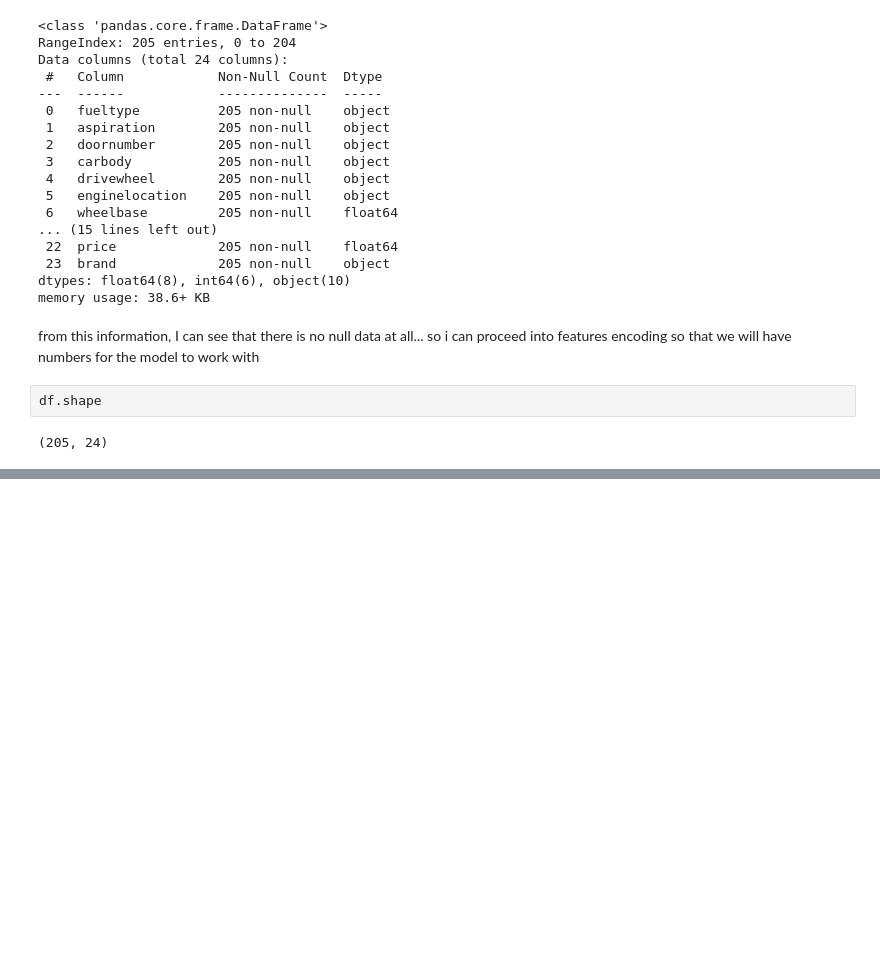
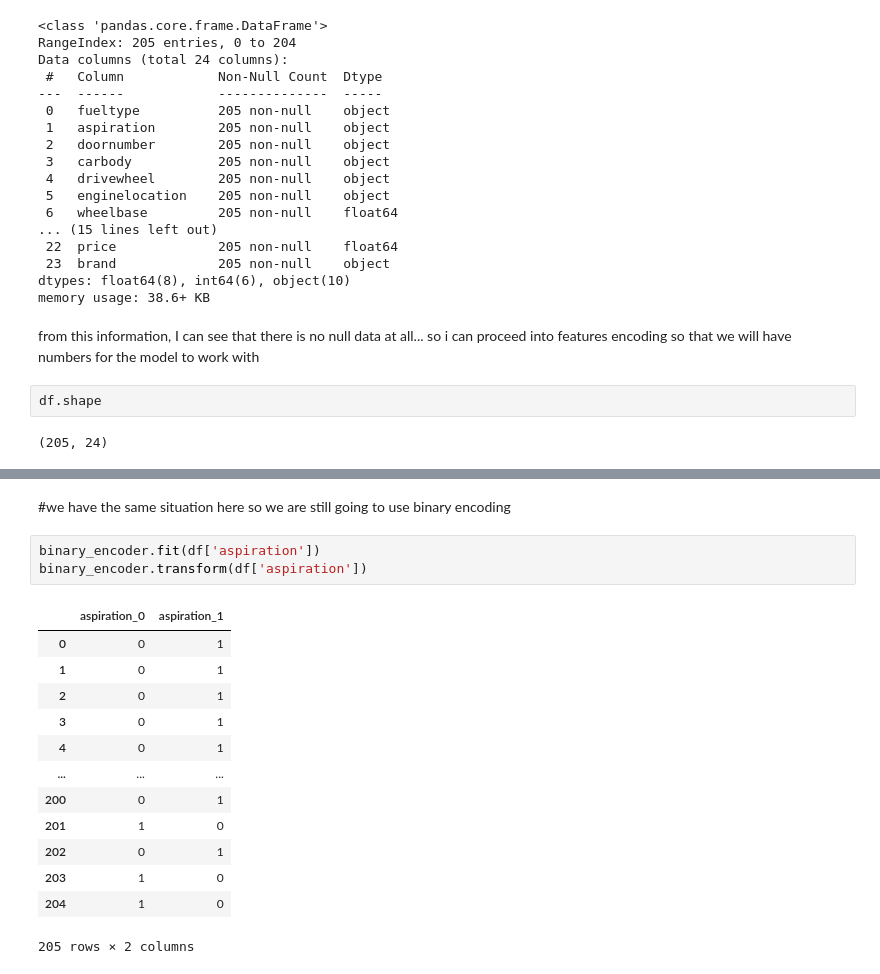
Before and after one commit to Emmanuel-Begati/Machine-Learning-and-AI, a Jupyter notebook: Car_Price_Prediction.ipynb, the cells around one changed output, grey strips where cells are left out. Saved outputs shown, nothing was run; the diff lists cells and outputs as text; blank space fills up the shorter version.

```diff
--- a/Car_Price_Prediction.ipynb
+++ b/Car_Price_Prediction.ipynb
@@ -261,0 +303,19 @@ new_fuel_type #new fueltype value
+# %% [markdown]
+#we have the same situation here so we are still going to use binary encoding
+# %%
+binary_encoder.fit(df['aspiration'])
+binary_encoder.transform(df['aspiration'])
+# %% [output]
+|  | aspiration_0 | aspiration_1 |
+| 0 | 0 | 1 |
+| 1 | 0 | 1 |
+| 2 | 0 | 1 |
+| 3 | 0 | 1 |
+| 4 | 0 | 1 |
+| ... | ... | ... |
+| 200 | 0 | 1 |
+| 201 | 1 | 0 |
+| 202 | 0 | 1 |
+| 203 | 1 | 0 |
+| 204 | 1 | 0 |
+205 rows × 2 columns
```
Also changed, not shown: parts of 29 cells of this notebook.
